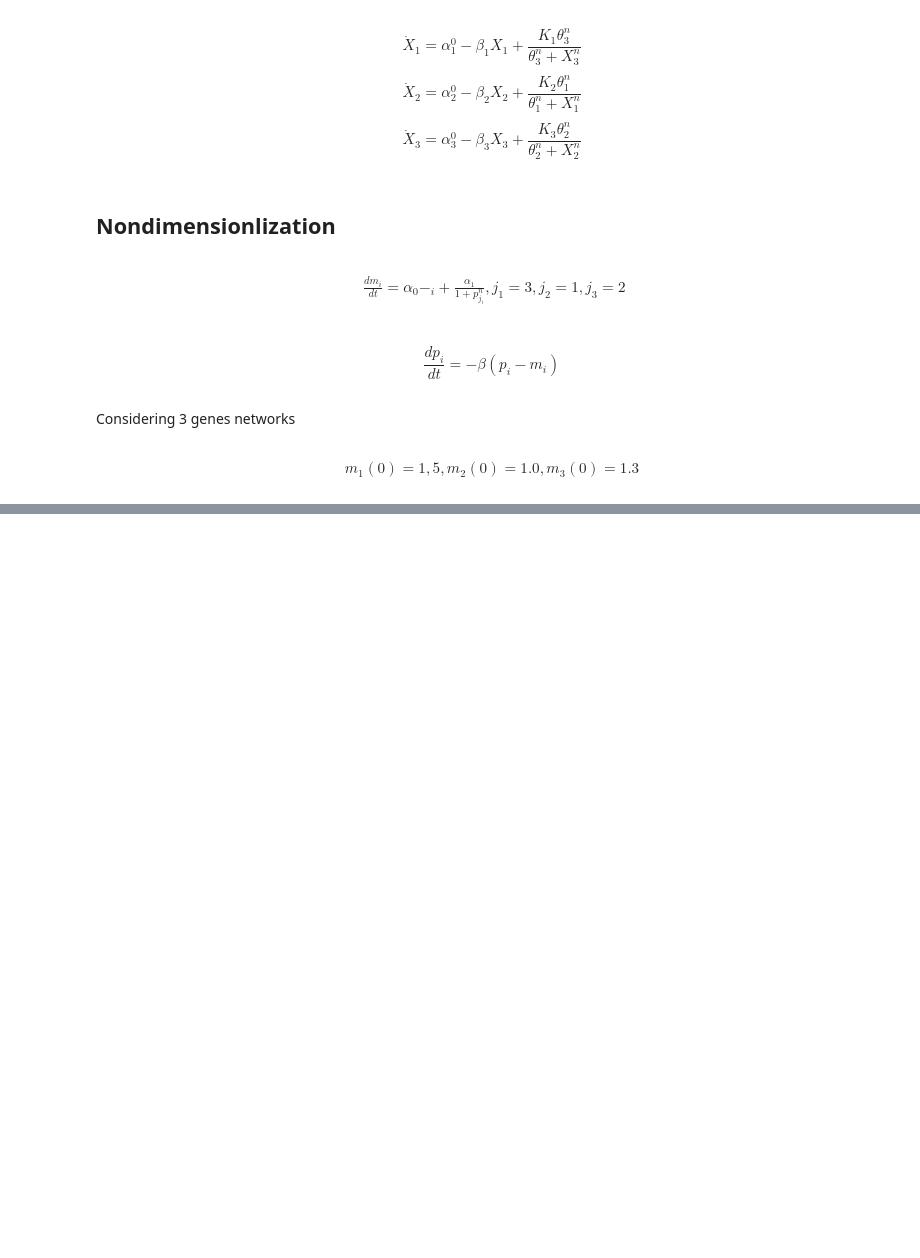
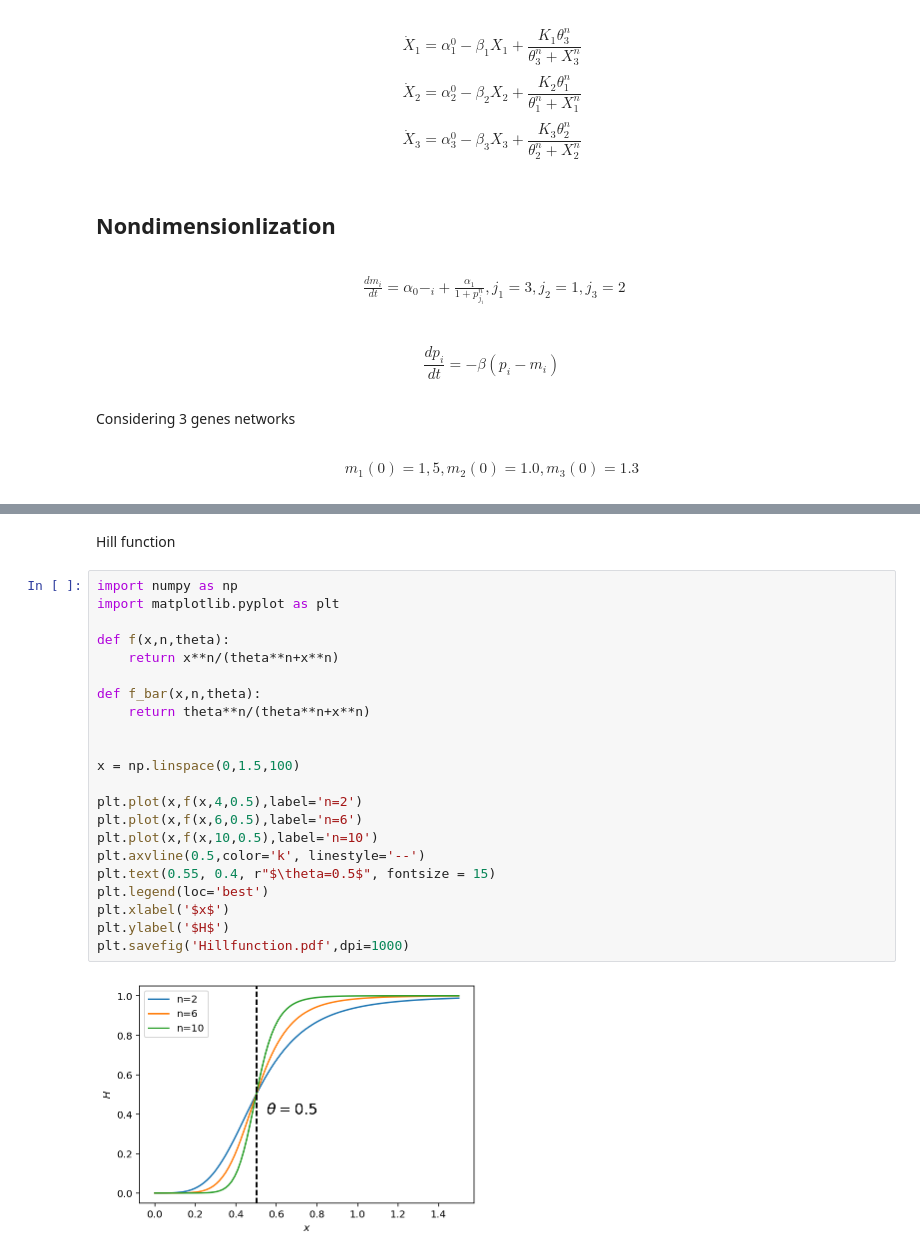
Before and after one commit to Homingdung/finalProject, a Jupyter notebook: finalProject.ipynb, the cells around one changed output, grey strips where cells are left out. Saved outputs shown, nothing was run; the diff lists cells and outputs as text; blank space fills up the shorter version.

```diff
--- a/finalProject.ipynb
+++ b/finalProject.ipynb
@@ -121,0 +178,26 @@ plt.plot(t,np.sin(t))
+# %% [markdown]
+Hill function
+# %%
+import numpy as np
+import matplotlib.pyplot as plt
+
+def f(x,n,theta):
+    return x**n/(theta**n+x**n)
+
+def f_bar(x,n,theta):
+    return theta**n/(theta**n+x**n)
+
+
+x = np.linspace(0,1.5,100)
+
+plt.plot(x,f(x,4,0.5),label='n=2')
+plt.plot(x,f(x,6,0.5),label='n=6')
+plt.plot(x,f(x,10,0.5),label='n=10')
+plt.axvline(0.5,color='k', linestyle='--')
+plt.text(0.55, 0.4, r"$\theta=0.5$", fontsize = 15)
+plt.legend(loc='best')
+plt.xlabel('$x$')
+plt.ylabel('$H$')
+plt.savefig('Hillfunction.pdf',dpi=1000)
+# %% [output]
+[figure, added]
```
Also changed, not shown: parts of 30 cells of this notebook, 12 other files.
